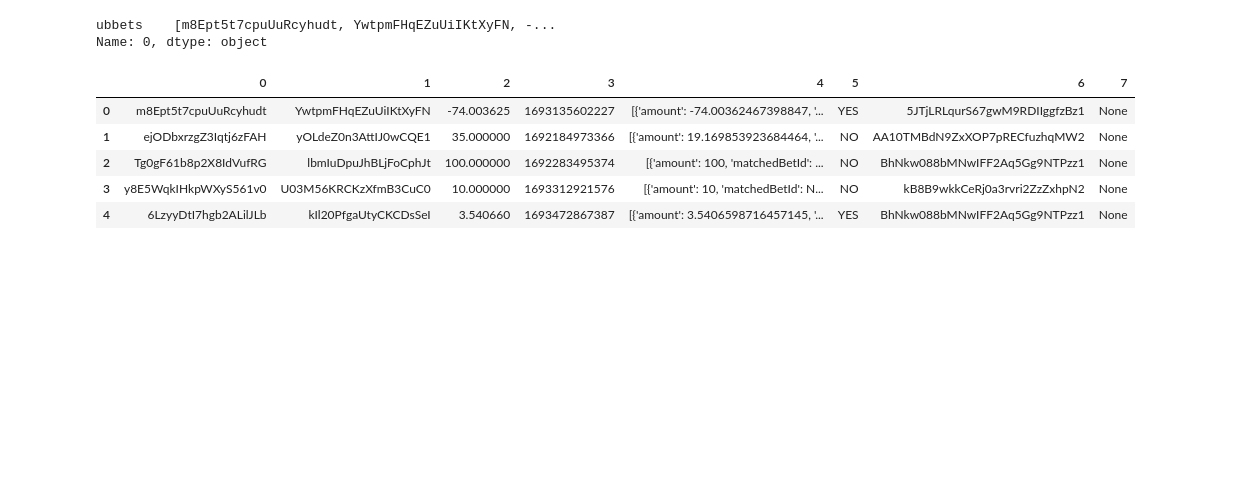
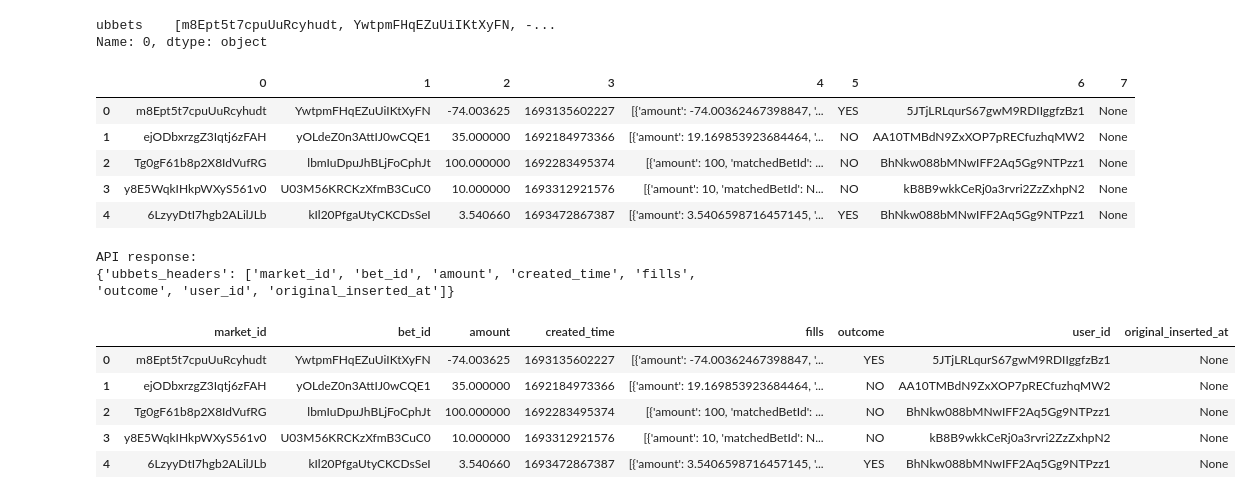
Before and after one commit to pwdel/gpu-jupyter-tensorflow, a Jupyter notebook: volumebindmount/API_TEST.ipynb, the cells around one changed output. Saved outputs shown, nothing was run; the diff lists cells and outputs as text; code cells hidden in the pictures; blank space fills up the shorter version.

```diff
--- a/volumebindmount/API_TEST.ipynb
+++ b/volumebindmount/API_TEST.ipynb
@@ -85,3 +65,34 @@ df.head()
 | 2 | Tg0gF61b8p2X8IdVufRG | lbmIuDpuJhBLjFoCphJt | 100.000000 | 1692283495374 | [{'amount': 100, 'matchedBetId': ... | NO | BhNkw088bMNwIFF2Aq5Gg9NTPzz1 | None |
 | 3 | y8E5WqkIHkpWXyS561v0 | U03M56KRCKzXfmB3CuC0 | 10.000000 | 1693312921576 | [{'amount': 10, 'matchedBetId': N... | NO | kB8B9wkkCeRj0a3rvri2ZzZxhpN2 | None |
 | 4 | 6LzyyDtI7hgb2ALilJLb | kIl20PfgaUtyCKCDsSeI | 3.540660 | 1693472867387 | [{'amount': 3.5406598716457145, '... | YES | BhNkw088bMNwIFF2Aq5Gg9NTPzz1 | None |
+# %%
+import requests
+
+# Define the API URL
+api_url = "http://192.168.0.201:4000/api/v0/ubbets/headers/"
+
+# Make the API request
+response = requests.get(api_url)
+
+# Check if the request was successful (status code 200)
+if response.status_code == 200:
+    # Parse the JSON response into a dictionary
+    data = response.json()
+    print("API response:")
+    print(data)
+else:
+    print(f"API request failed with status code {response.status_code}")
+# %% [output]
+API response:
+{'ubbets_headers': ['market_id', 'bet_id', 'amount', 'created_time', 'fills', 'outcome', 'user_id', 'original_inserted_at']}
+# %%
+headers = data['ubbets_headers']
+df.columns = headers
+df.head()
+# %% [output]
+|  | market_id | bet_id | amount | created_time | fills | outcome | user_id | original_inserted_at |
+| 0 | m8Ept5t7cpuUuRcyhudt | YwtpmFHqEZuUiIKtXyFN | -74.003625 | 1693135602227 | [{'amount': -74.00362467398847, '... | YES | 5JTjLRLqurS67gwM9RDIIggfzBz1 | None |
+| 1 | ejODbxrzgZ3Iqtj6zFAH | yOLdeZ0n3AttIJ0wCQE1 | 35.000000 | 1692184973366 | [{'amount': 19.169853923684464, '... | NO | AA10TMBdN9ZxXOP7pRECfuzhqMW2 | None |
+| 2 | Tg0gF61b8p2X8IdVufRG | lbmIuDpuJhBLjFoCphJt | 100.000000 | 1692283495374 | [{'amount': 100, 'matchedBetId': ... | NO | BhNkw088bMNwIFF2Aq5Gg9NTPzz1 | None |
+| 3 | y8E5WqkIHkpWXyS561v0 | U03M56KRCKzXfmB3CuC0 | 10.000000 | 1693312921576 | [{'amount': 10, 'matchedBetId': N... | NO | kB8B9wkkCeRj0a3rvri2ZzZxhpN2 | None |
+| 4 | 6LzyyDtI7hgb2ALilJLb | kIl20PfgaUtyCKCDsSeI | 3.540660 | 1693472867387 | [{'amount': 3.5406598716457145, '... | YES | BhNkw088bMNwIFF2Aq5Gg9NTPzz1 | None |
```
Also changed, not shown: parts of 4 cells of this notebook, 3 other files.
